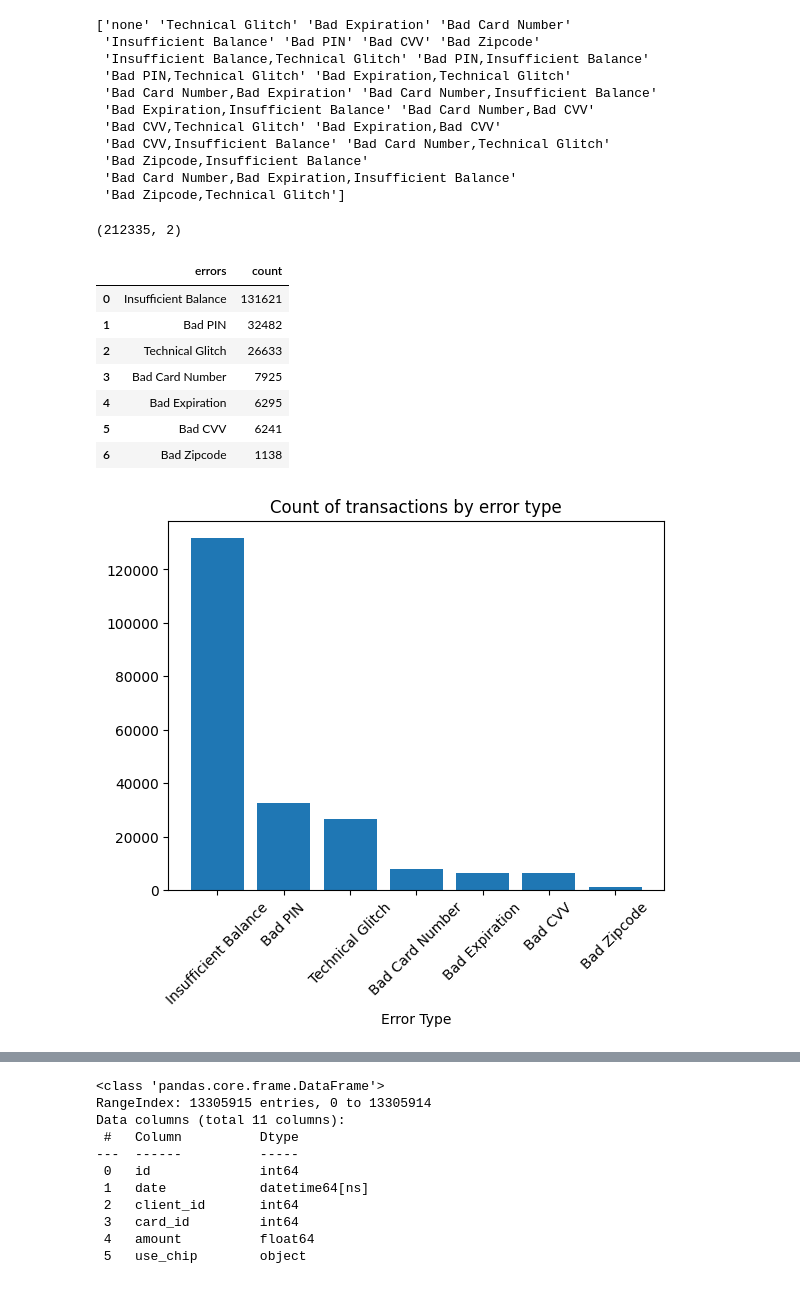
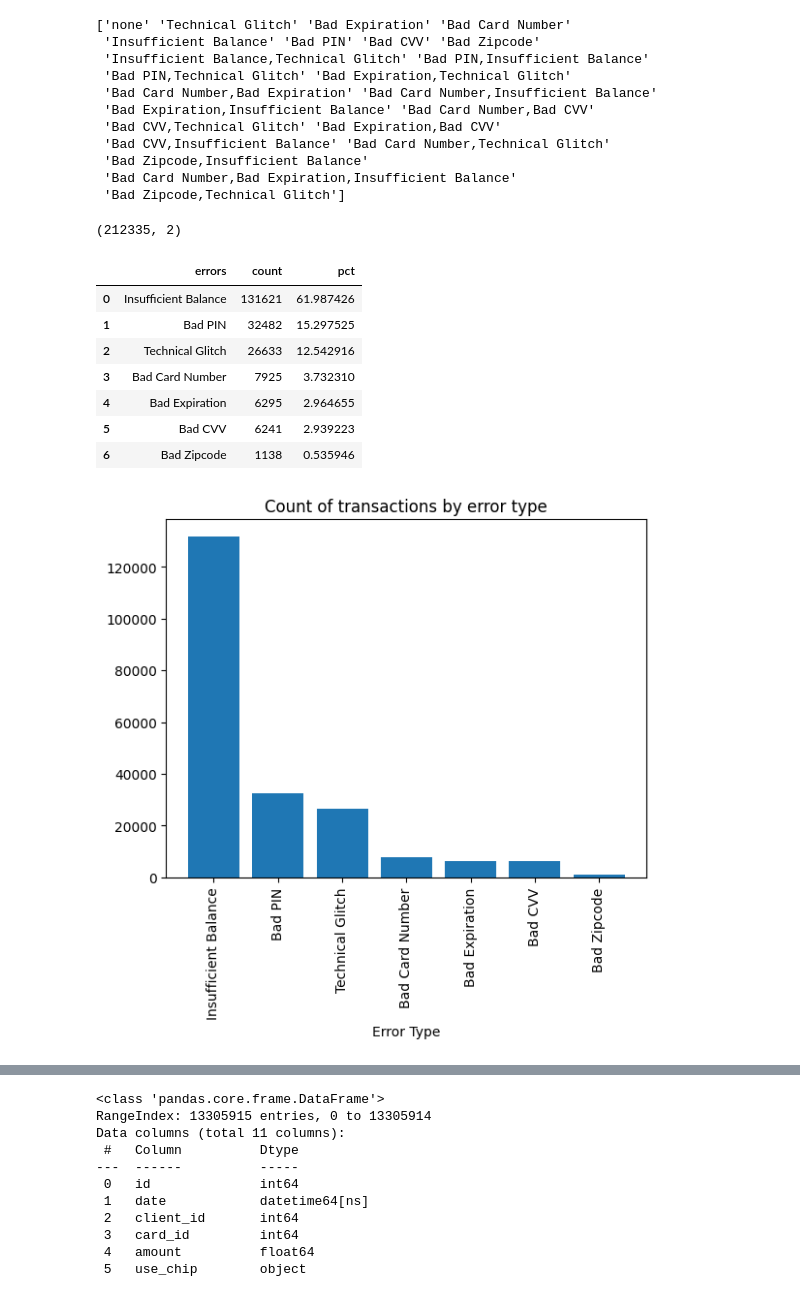
Before and after one commit to hlnetr21354/Financial-Transactions-Analysis, a Jupyter notebook: notebook/transform_data_eda.ipynb, the cells around one changed output, grey strips where cells are left out. Saved outputs shown, nothing was run; the diff lists cells and outputs as text; code cells hidden in the pictures.

```diff
--- a/notebook/transform_data_eda.ipynb
+++ b/notebook/transform_data_eda.ipynb
@@ -396,22 +392,23 @@ txn_error = txn_error.explode('errors')
 print(txn_error.shape)
 
 txn_error_agg = txn_error.groupby('errors').agg(count=('id','nunique')).sort_values(by='count', ascending=False).reset_index()
+txn_error_agg['pct'] = (txn_error_agg['count']/ txn_error_agg['count'].sum())*100
 txn_error_agg
 # %% [output]
 (212335, 2)
-|  | errors | count |
-| 0 | Insufficient Balance | 131621 |
-| 1 | Bad PIN | 32482 |
-| 2 | Technical Glitch | 26633 |
-| 3 | Bad Card Number | 7925 |
-| 4 | Bad Expiration | 6295 |
-| 5 | Bad CVV | 6241 |
-| 6 | Bad Zipcode | 1138 |
+|  | errors | count | pct |
+| 0 | Insufficient Balance | 131621 | 61.987426 |
+| 1 | Bad PIN | 32482 | 15.297525 |
+| 2 | Technical Glitch | 26633 | 12.542916 |
+| 3 | Bad Card Number | 7925 | 3.732310 |
+| 4 | Bad Expiration | 6295 | 2.964655 |
+| 5 | Bad CVV | 6241 | 2.939223 |
+| 6 | Bad Zipcode | 1138 | 0.535946 |
 # %%
 plt.bar(txn_error_agg['errors'], txn_error_agg['count'])
 plt.title('Count of transactions by error type')
-plt.xticks(rotation=45)
+plt.xticks(rotation=90)
 plt.xlabel('Error Type')
 plt.show()
 # %% [output]
-[figure, old version]
+[figure, new version]
```
Also changed, not shown: parts of 18 cells of this notebook.
